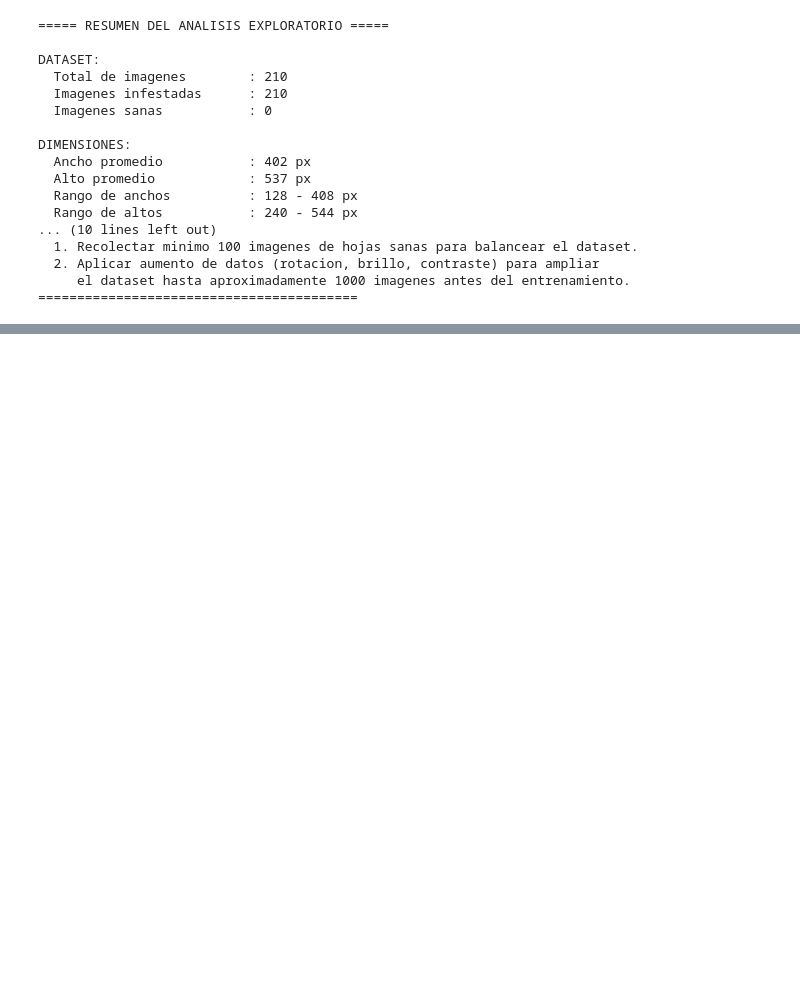
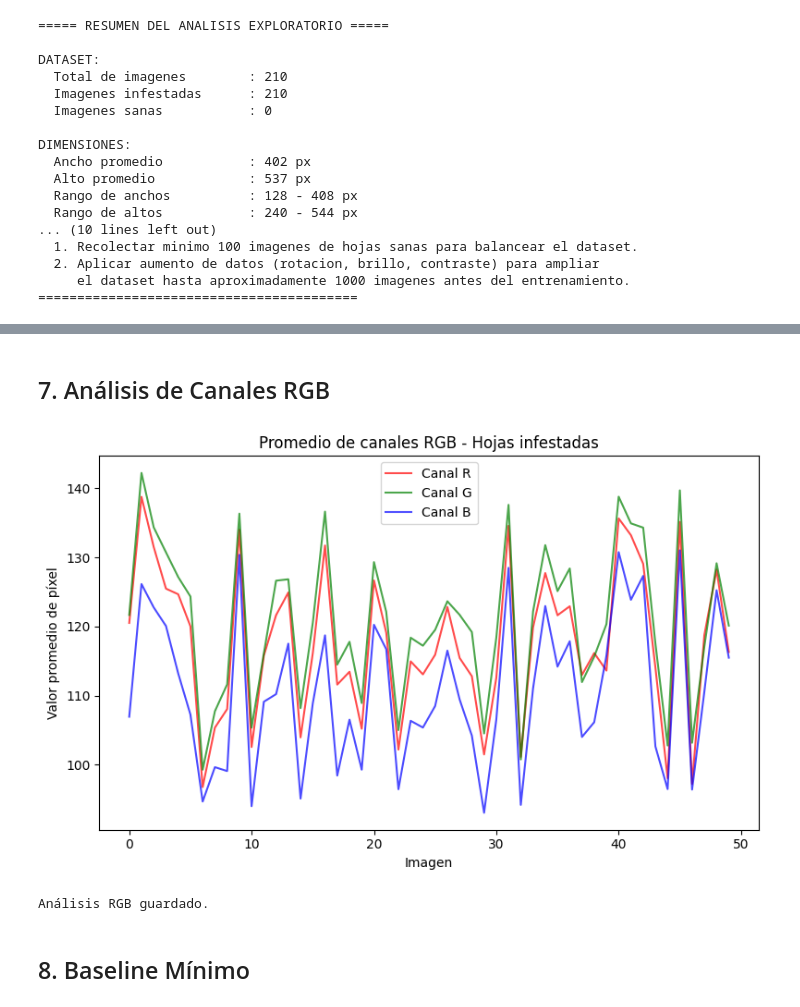
Before and after one commit to ggvvzza/mosca-blanca-olivar-CNN, a Jupyter notebook: cuadernos/EDA_basico.ipynb, the cells around one changed output, grey strips where cells are left out. Saved outputs shown, nothing was run; the diff lists cells and outputs as text; code cells hidden in the pictures; blank space fills up the shorter version.

Commit message:
Completar EDA: secciones 6-9, análisis RGB, baseline mínimo

```diff
--- a/cuadernos/EDA_basico.ipynb
+++ b/cuadernos/EDA_basico.ipynb
@@ -242,0 +220,35 @@ DIMENSIONES:
+# %% [markdown]
+## 7. Análisis de Canales RGB
+# %%
+import numpy as np
+from PIL import Image
+import matplotlib.pyplot as plt
+
+r_vals, g_vals, b_vals = [], [], []
+
+for img_path in infestadas[:50]:
+    try:
+        img = np.array(Image.open(img_path).convert('RGB'))
+        r_vals.append(img[:,:,0].mean())
+        g_vals.append(img[:,:,1].mean())
+        b_vals.append(img[:,:,2].mean())
+    except:
+        pass
+
+fig, ax = plt.subplots(figsize=(8, 5))
+ax.plot(r_vals, color='red', alpha=0.7, label='Canal R')
+ax.plot(g_vals, color='green', alpha=0.7, label='Canal G')
+ax.plot(b_vals, color='blue', alpha=0.7, label='Canal B')
+ax.set_title('Promedio de canales RGB - Hojas infestadas')
+ax.set_xlabel('Imagen')
+ax.set_ylabel('Valor promedio de píxel')
+ax.legend()
+plt.tight_layout()
+plt.savefig('analisis_rgb.png', dpi=150, bbox_inches='tight')
+plt.show()
+print('Análisis RGB guardado.')
+# %% [output]
+[figure, added]
+Análisis RGB guardado.
+# %% [markdown]
+## 8. Baseline Mínimo
```
Also changed, not shown: parts of 17 cells of this notebook.
